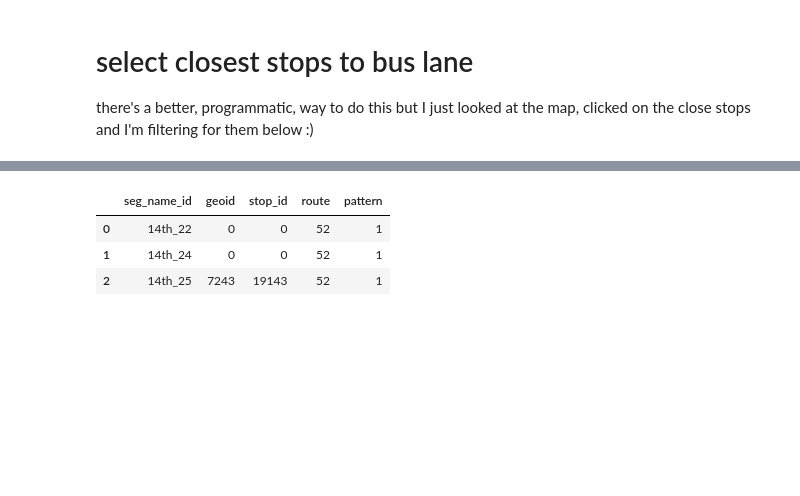
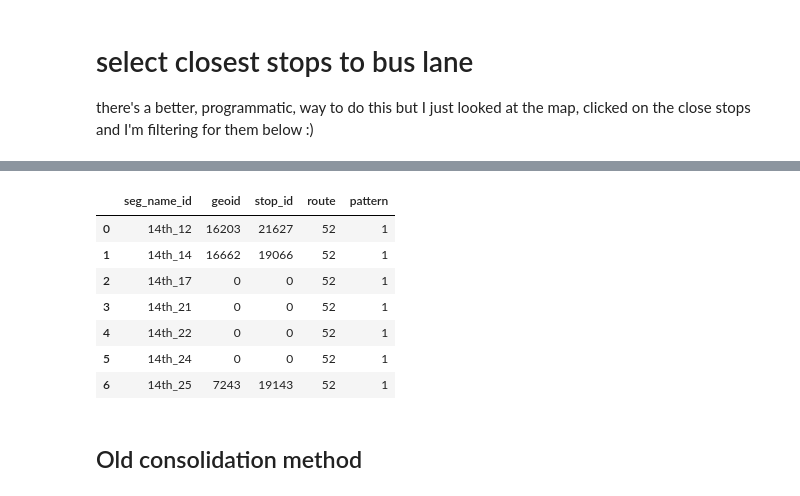
Before and after one commit to stevenschrayer/WMATA_AVL, a Jupyter notebook: analysis/bus-lane-analysis/03_create_bus_lane_segments_by_intersection.ipynb, the cells around one changed output, grey strips where cells are left out. Drawn from its saved outputs; the diff is of its cells as text; code cells hidden in the pictures; blank space fills up the shorter version.

Commit message:
updated notebook names and ran all segments for 5201 october 2019 woot

```diff
--- a/analysis/bus-lane-analysis/03_create_bus_lane_segments_by_intersection.ipynb
+++ b/analysis/bus-lane-analysis/03_create_bus_lane_segments_by_intersection.ipynb
@@ -144,13 +164,11 @@ stop_seq_bus_lane = stop_seq_subset[stop_seq_subset.loc[:,'GEOID'].isin(geoid_li
 # %%
-geoid_segment_dict = {16203:'14th_12', 16662:'14th_14', 7352:'14th_17', 7243:'14th_25'}
+geoid_segment_dict = {16203:'14th_12', 16662:'14th_14', 7243:'14th_25'}
 # %%
 segment_geoid_dict = dict()
 for keys, values in geoid_segment_dict.items():
     segment_geoid_dict[values] = keys
 # %%
-stop_seq_bus_lane.loc[:,'seg_name_id'] = stop_seq_bus_lane.loc[:,'GEOID'].apply(lambda x: geoid_segment_dict[x])
-stop_seq_bus_lane.rename(columns={'ROUTE_ID':'route','ROUTE_VERSION':'pattern'
-                                 ,'GEOID':'geoid','STOPID':'stop_id'},inplace=True)
+stop_seq_bus_lane.loc[:,'seg_name_id'] = stop_seq_bus_lane.loc[:,'geoid'].apply(lambda x: geoid_segment_dict[x])
 # %%
 segments_w_stops = segments.merge(stop_seq_bus_lane[['seg_name_id','geoid','stop_id','route','pattern']]
                , how='left'
@@ -170,4 +188,7 @@ segments_w_stops
 | 4 | 14th_22 | 14th Street Northwest | LINESTRING (-77.03232 38.92550, -... | 0 | 0 | 52 | 1 |
 | 5 | 14th_24 | 14th Street Northwest | LINESTRING (-77.03224 38.92476, -... | 0 | 0 | 52 | 1 |
 | 6 | 14th_25 | 14th Street Northwest | LINESTRING (-77.03222 38.92454, -... | 7243 | 19143 | 52 | 1 |
+# %%
+segments_w_stops.to_crs(2248, inplace=True)
+segments_w_stops.loc[:,'length'] = segments_w_stops.loc[:,'geometry'].apply(lambda x: x.length)
 # %%
@@ -186,6 +198,6 @@ segments_test
 # %%
-segments_test.to_crs("EPSG:4326", inplace=True)
-segments_test.reset_index(inplace=True, drop=True)
+segments_w_stops.to_crs("EPSG:4326", inplace=True)
+segments_w_stops.reset_index(inplace=True, drop=True)
 # %%
 file_name = "seg_5201_by_intersection.geojson"
 file_loc = f"C:\\Users\\E048374\\OneDrive - WMATA\\rawnav_rachel_fork\\WMATA_AVL\\data\\02-processed\\{file_name}"
@@ -200,15 +216,21 @@ segments_test
 # %%
-stop_seq_pattern_seg = segments_test[['seg_name_id','geoid','stop_id','route','pattern']].copy()
+stop_seq_pattern_seg = segments_w_stops[['seg_name_id','geoid','stop_id','route','pattern']].copy()
 stop_seq_pattern_seg
 # %% [output]
 |  | seg_name_id | geoid | stop_id | route | pattern |
-| 0 | 14th_22 | 0 | 0 | 52 | 1 |
-| 1 | 14th_24 | 0 | 0 | 52 | 1 |
-| 2 | 14th_25 | 7243 | 19143 | 52 | 1 |
+| 0 | 14th_12 | 16203 | 21627 | 52 | 1 |
+| 1 | 14th_14 | 16662 | 19066 | 52 | 1 |
+| 2 | 14th_17 | 0 | 0 | 52 | 1 |
+| 3 | 14th_21 | 0 | 0 | 52 | 1 |
+| 4 | 14th_22 | 0 | 0 | 52 | 1 |
+| 5 | 14th_24 | 0 | 0 | 52 | 1 |
+| 6 | 14th_25 | 7243 | 19143 | 52 | 1 |
 # %%
 file_name = "stop_seq_pattern_5201_by_intersection.csv"
 file_loc = f"C:\\Users\\E048374\\OneDrive - WMATA\\rawnav_rachel_fork\\WMATA_AVL\\data\\02-processed\\{file_name}"
 stop_seq_pattern_seg.to_csv(file_loc, index=False)
+# %% [markdown]
+## Old consolidation method
 # %%
 consolidated_segments_df = segments_test[segments_test.loc[:,'seg_name_id']=='14th_25'][['seg_name_id'
                                                                                          ,'name_str'
```
Also changed, not shown: parts of 18 cells of this notebook, 18 other files.
